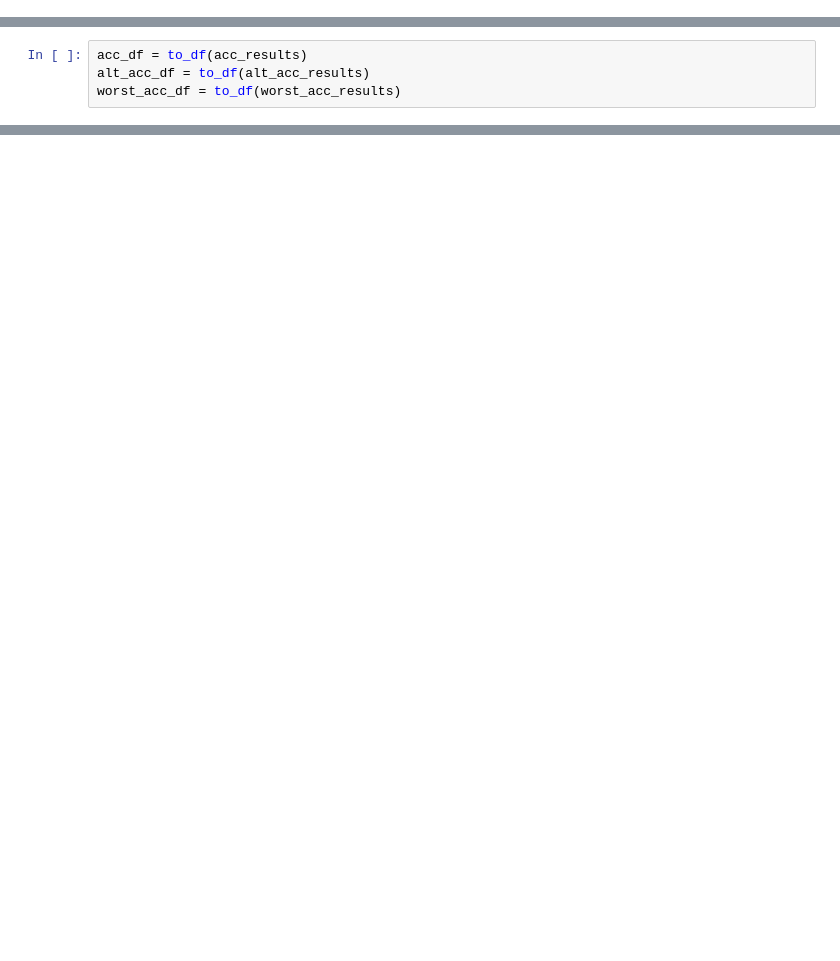
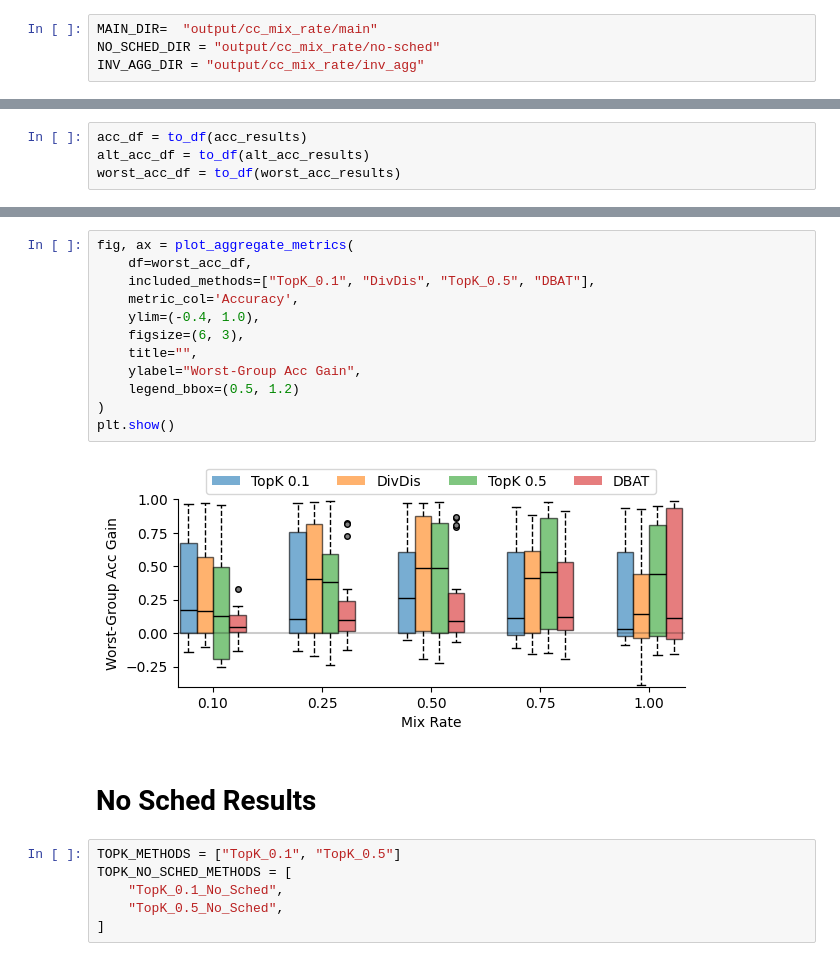
Before and after one commit to oliveradk/diverse-gen, a Jupyter notebook: experiments/cc_mix_rate/5_cc_mix_rate_results.ipynb, the cells around one changed output, grey strips where cells are left out. Drawn from its saved outputs; the diff is of its cells as text; blank space fills up the shorter version.

```diff
--- a/experiments/cc_mix_rate/5_cc_mix_rate_results.ipynb
+++ b/experiments/cc_mix_rate/5_cc_mix_rate_results.ipynb
@@ -18,3 +18,7 @@ EXP_DIR =  "output/cc_mix_rate/2025-02-17_13-19-36" # "output/cc_mix_rate/2025-0
+# %%
+MAIN_DIR=  "output/cc_mix_rate/main"
+NO_SCHED_DIR = "output/cc_mix_rate/no-sched"
+INV_AGG_DIR = "output/cc_mix_rate/inv_agg"
 # %%
 SEEDS = [1, 2, 3]
 MIX_RATES = [0.1, 0.25, 0.5, 0.75, 1.0]
@@ -226,0 +492,22 @@ plt.show()
+# %%
+fig, ax = plot_aggregate_metrics(
+    df=worst_acc_df,
+    included_methods=["TopK_0.1", "DivDis", "TopK_0.5", "DBAT"],
+    metric_col='Accuracy',
+    ylim=(-0.4, 1.0),
+    figsize=(6, 3),
+    title="",
+    ylabel="Worst-Group Acc Gain",
+    legend_bbox=(0.5, 1.2)
+)
+plt.show()
+# %% [output]
+[figure, added]
+# %% [markdown]
+# No Sched Results
+# %%
+TOPK_METHODS = ["TopK_0.1", "TopK_0.5"]
+TOPK_NO_SCHED_METHODS = [
+    "TopK_0.1_No_Sched",
+    "TopK_0.5_No_Sched",
+]
```
Also changed, not shown: parts of 30 cells of this notebook.
